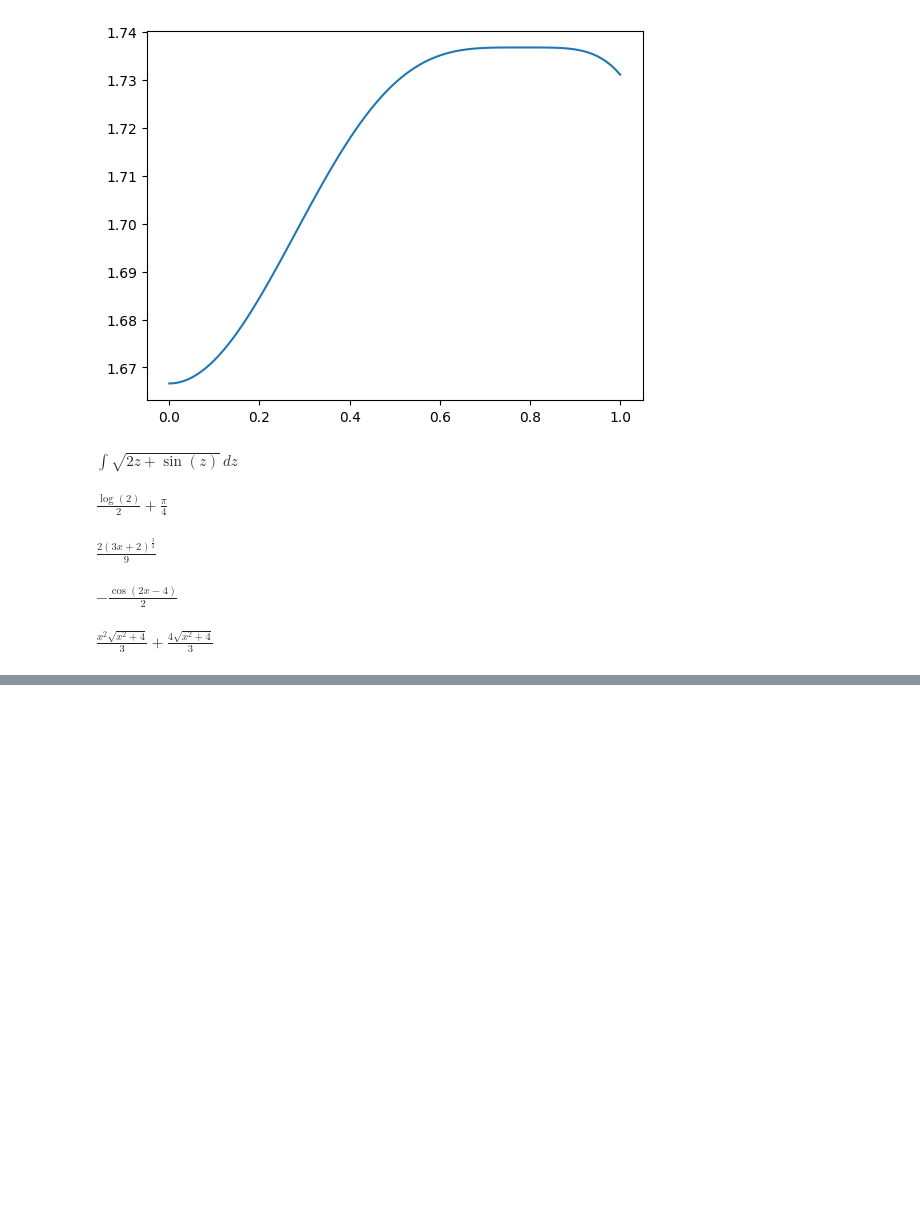
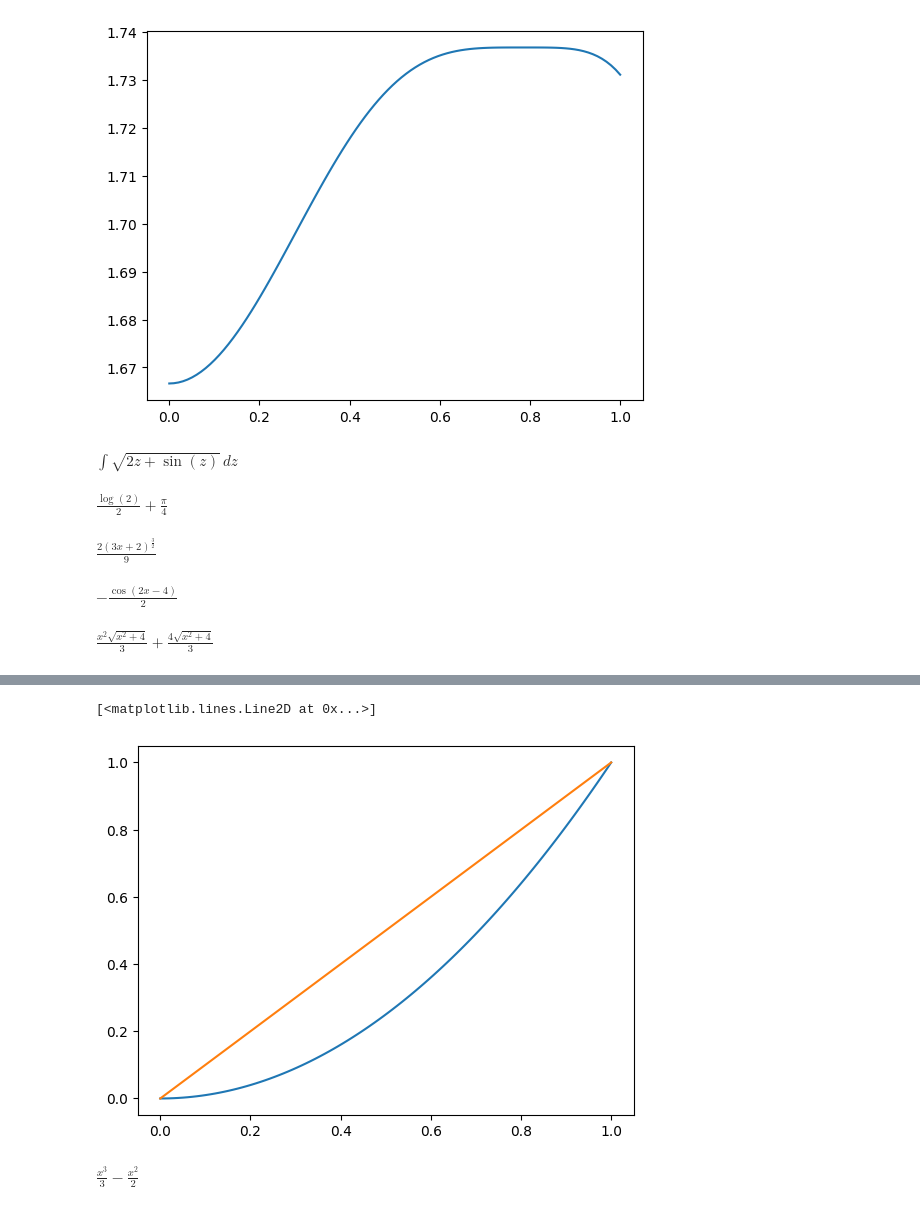
Before and after one commit to Arlan-Tengga/Project-Purcell, a Jupyter notebook: chapter_1.ipynb, the cells around one changed output, grey strips where cells are left out. Drawn from its saved outputs; the diff is of its cells as text; code cells hidden in the pictures; blank space fills up the shorter version.

```diff
--- a/chapter_1.ipynb
+++ b/chapter_1.ipynb
@@ -217,0 +239,18 @@ $\displaystyle \frac{x^{2} \sqrt{x^{2} + 4}}{3} + \frac{4 \sqrt{x^{2} + 4}}{3}$
+# %%
+def f(x):
+    return x*x
+x_1 = np.linspace(0,1,100)
+y_1 = f(x_1)
+y_2 = x_1
+plt.Figure(figsize=(6,6))
+plt.plot(x_1,f(x_1))
+plt.plot(x_1,y_2)
+# %% [output]
+[<matplotlib.lines.Line2D at 0x...>]
+[figure, added]
+# %%
+f_int1 = smp.integrate((x**2 - x),(x))
+f_resg = smp.lambdify(x,f_int1)
+f_int1
+# %% [output]
+$\displaystyle \frac{x^{3}}{3} - \frac{x^{2}}{2}$
```
Also changed, not shown: parts of 3 cells of this notebook.
